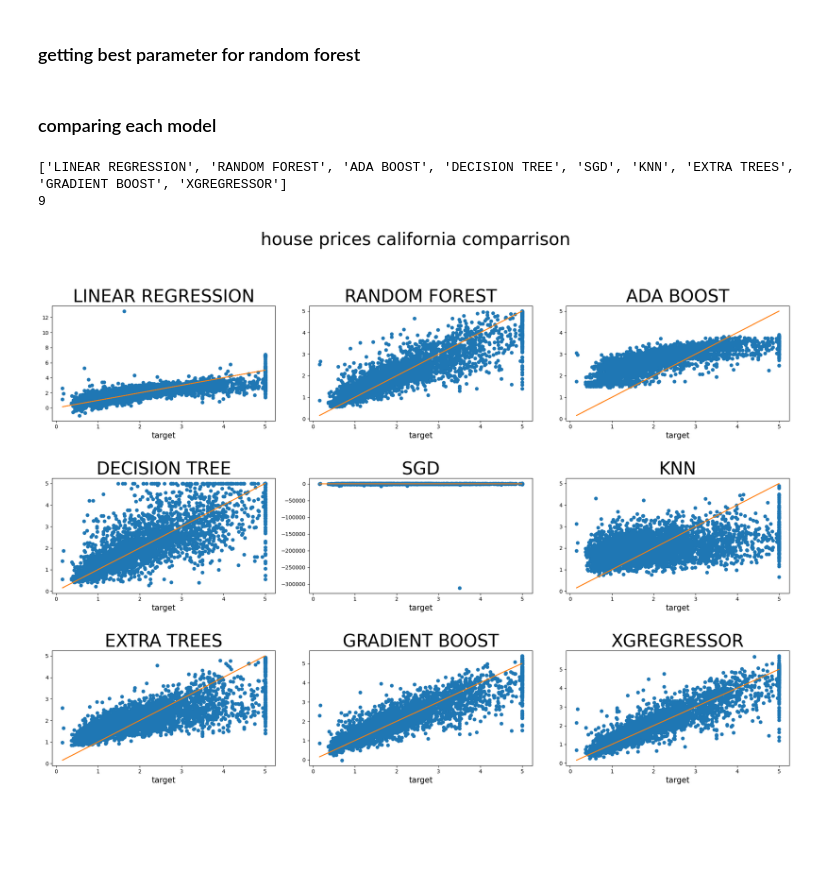
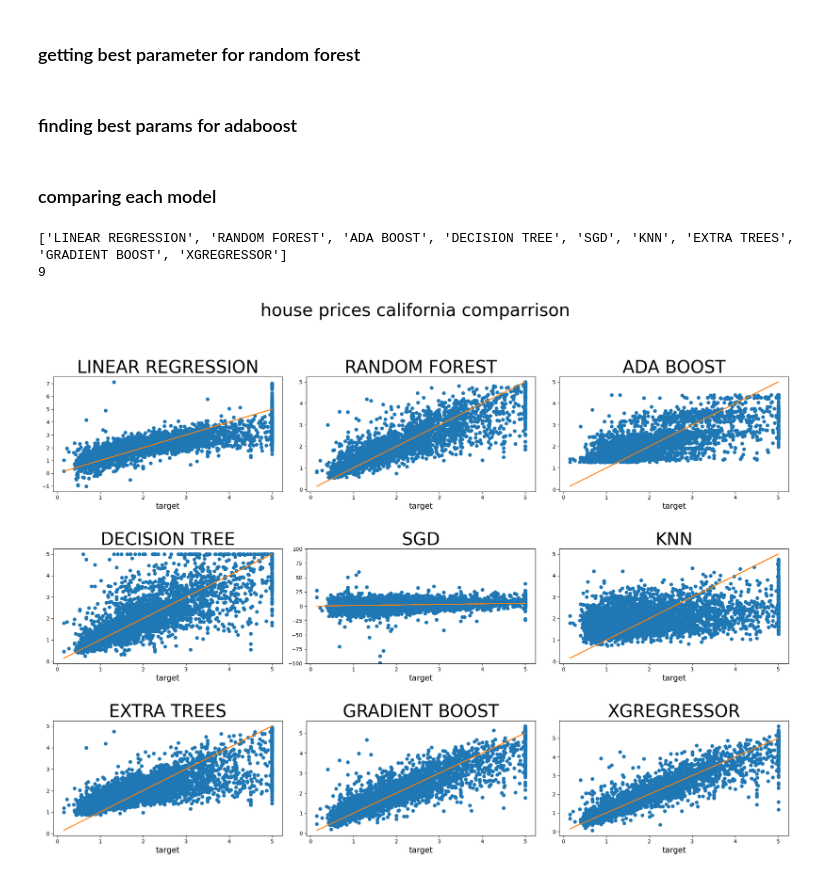
Before and after one commit to leofrio/california-house-pricing-model-comparrison-leo, a Jupyter notebook: californiapricing.ipynb, the cells around one changed output. Cells and saved outputs as stored; diff of their text form; code cells hidden in the pictures; blank space fills up the shorter version.

Commit message:
optimizing adaboost

```diff
--- a/californiapricing.ipynb
+++ b/californiapricing.ipynb
@@ -389,7 +389,7 @@ from sklearn.ensemble import VotingRegressor
 def getModels():
    return {"LINEAR REGRESSION":LinearRegression(),
     "RANDOM FOREST":RandomForestRegressor(max_depth=9,min_samples_leaf=4,min_samples_split=8,n_estimators=200),
-    "ADA BOOST":AdaBoostRegressor(),
+    "ADA BOOST":AdaBoostRegressor(learning_rate= 0.1, loss= 'exponential', n_estimators= 50),
     "DECISION TREE":DecisionTreeRegressor(),
     "SGD":make_pipeline(StandardScaler(),SGDRegressor(max_iter=1000, tol=1e-3)),
     "KNN":KNeighborsRegressor(),
@@ -498,3 +498,5 @@ metrics
 # with open('grid_search_results.txt', 'w') as f:
 #     f.write(f'Best Parameters: {best_params}\n')
 #     f.write(f'Mean Squared Error on Test Set: {mse}\n')
+# %% [markdown]
+### finding best params for adaboost
@@ -517,35 +553,38 @@ fig.set_figheight(15)
 dimX=ax.shape[0]
 dimY=ax.shape[1]
 predictionsList= []
 for i in predictions.keys():
     predictionsList.append(predictions[i])
 predictionsList=np.transpose(predictionsList)
 predictionsList=pd.DataFrame(predictionsList,columns=models.keys())
 
 #print(predictions)
 #predictions=np.transpose(pd.DataFrame(predictions))
 m_keys=list(models.keys())
 print(m_keys)
 print(len(m_keys))
 for i in range(dimX):
     for j in range(dimY) :
         oneDIndex=(i*dimX)+j
         ax[i,j].plot(y_test,predictions[m_keys[oneDIndex]],"o")
         ax[i,j].set_title(m_keys[oneDIndex],size=33)
         ax[i,j].set_xlabel("target",size=15)
-        ax[i,j].set_xbound(lower=0,upper=5)
+        ax[i,j].set_xbound(lower=0,upper=10)
+        if m_keys[oneDIndex] == 'SGD':
+            ax[i,j].set_ybound(lower=0,upper=12)
+            ax[i,j].set_ylim(-100,100)
         m,b=np.polyfit(y_test,y_test,deg=1)
         ax[i,j].plot(y_test,m*y_test+b)
         # centerish=ax[i,j].get_xbound()[1]/2
         # centerishY=ax[i,j].get_ybound()[1]/2
         # ax[i,j].text(x=centerish-13,y=-centerishY/2.5,s=("R2:%f" % float(auxdic[oneDIndex][1])),ma="center")
 fig.align_labels()
 fig.tight_layout()
 fig.subplots_adjust(top=0.85,hspace=0.5)
 # %% [output]
 ['LINEAR REGRESSION', 'RANDOM FOREST', 'ADA BOOST', 'DECISION TREE', 'SGD', 'KNN', 'EXTRA TREES', 'GRADIENT BOOST', 'XGREGRESSOR']
 9
-[figure, old version]
+[figure, new version]
 # %%
 # residuals = y_test - y_pred
 # plt.hist(residuals, bins=50)
```
Also changed, not shown: parts of 21 cells of this notebook, 1 other file.
